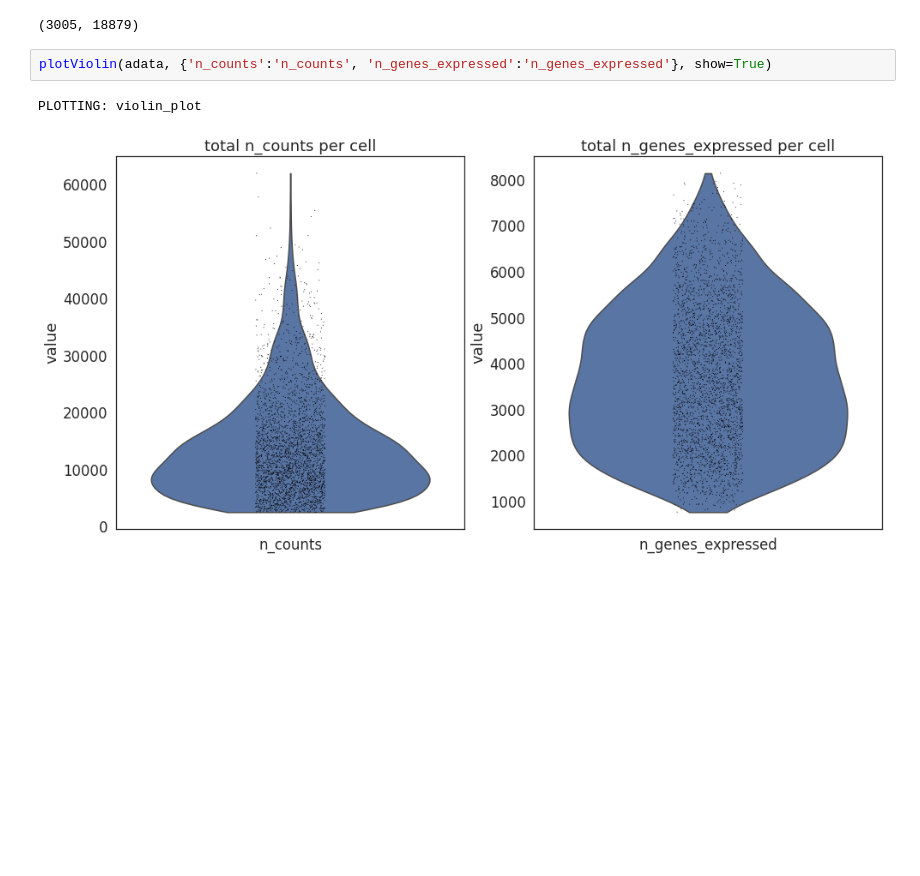
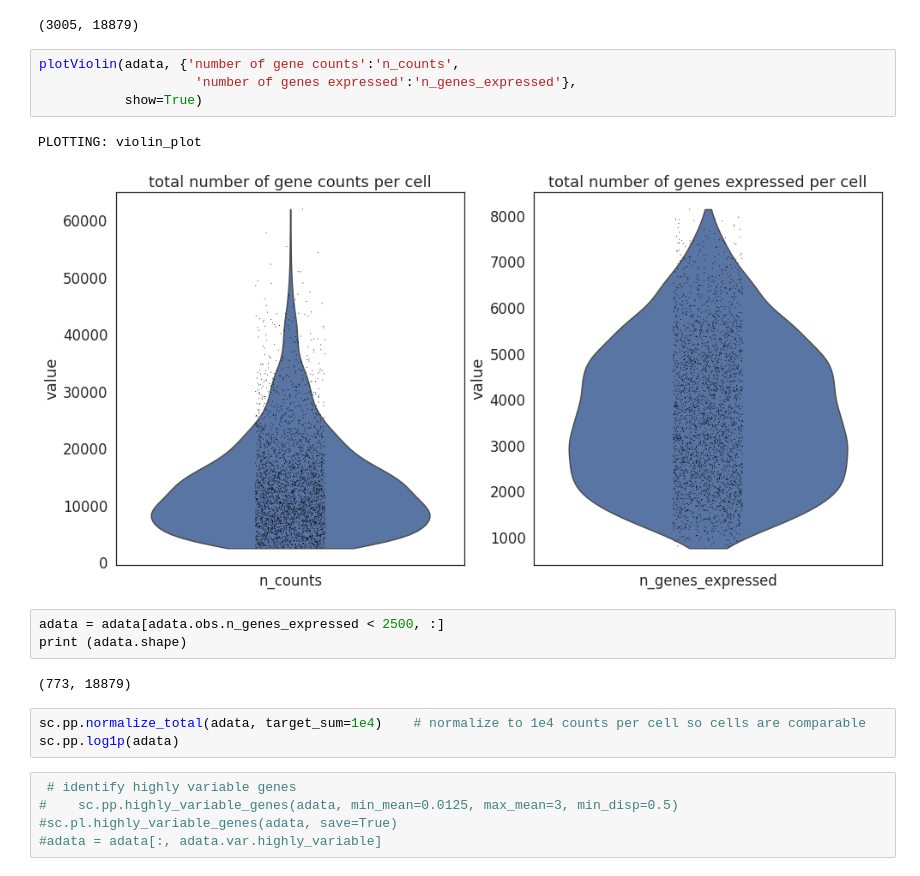
Before and after one commit to ElliottKasoar/gene-dag-vae, a Jupyter notebook: Notebooks/Preprocessing pipeline.ipynb, the cells around one changed output. Cells and saved outputs as stored; diff of their text form; blank space fills up the shorter version.

```diff
--- a/Notebooks/Preprocessing pipeline.ipynb
+++ b/Notebooks/Preprocessing pipeline.ipynb
@@ -53,7 +54,22 @@ print (adata.shape)
 # %% [output]
 (3005, 18879)
 # %%
-plotViolin(adata, {'n_counts':'n_counts', 'n_genes_expressed':'n_genes_expressed'}, show=True)
+plotViolin(adata, {'number of gene counts':'n_counts',
+                    'number of genes expressed':'n_genes_expressed'},
+           show=True)
 # %% [output]
 PLOTTING: violin_plot
-[figure, old version]
+[figure, new version]
+# %%
+adata = adata[adata.obs.n_genes_expressed < 2500, :]
+print (adata.shape)
+# %% [output]
+(773, 18879)
+# %%
+sc.pp.normalize_total(adata, target_sum=1e4)    # normalize to 1e4 counts per cell so cells are comparable
+sc.pp.log1p(adata)
+# %%
+ # identify highly variable genes
+#    sc.pp.highly_variable_genes(adata, min_mean=0.0125, max_mean=3, min_disp=0.5)
+#sc.pl.highly_variable_genes(adata, save=True)
+#adata = adata[:, adata.var.highly_variable]
```
Also changed, not shown: parts of 1 cell of this notebook, 1 other file.
